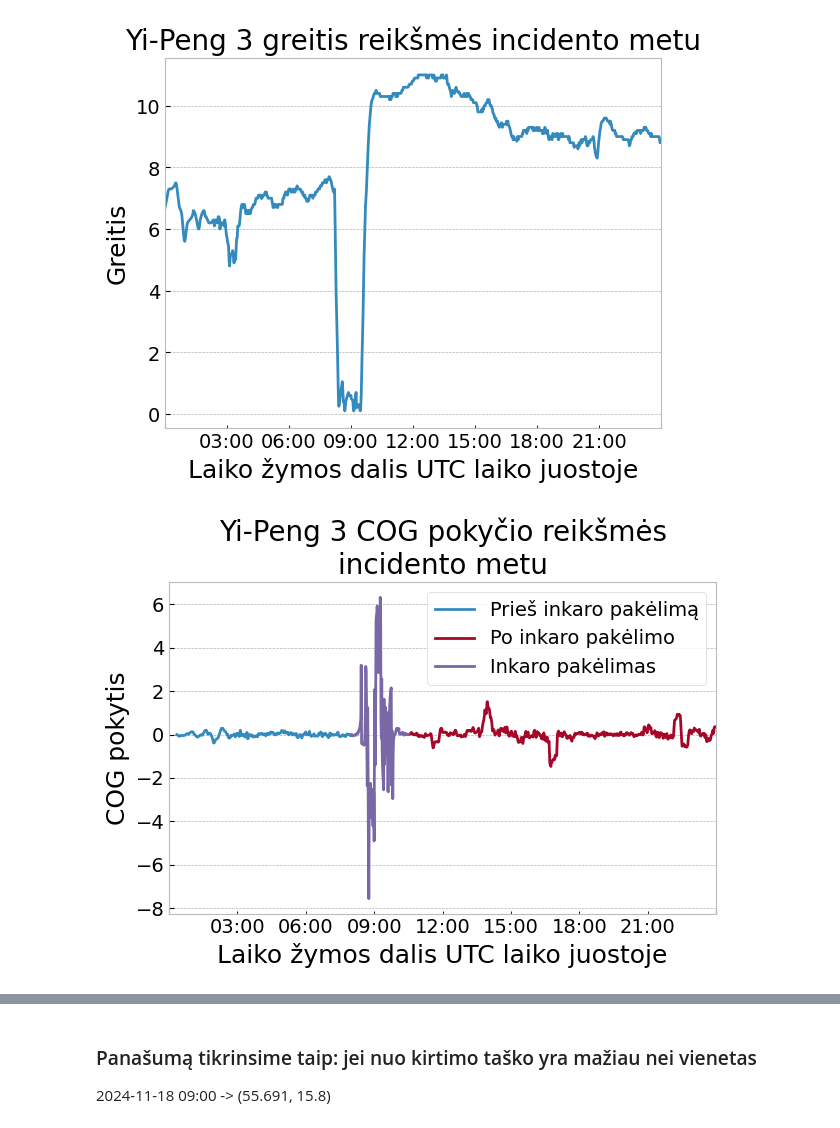
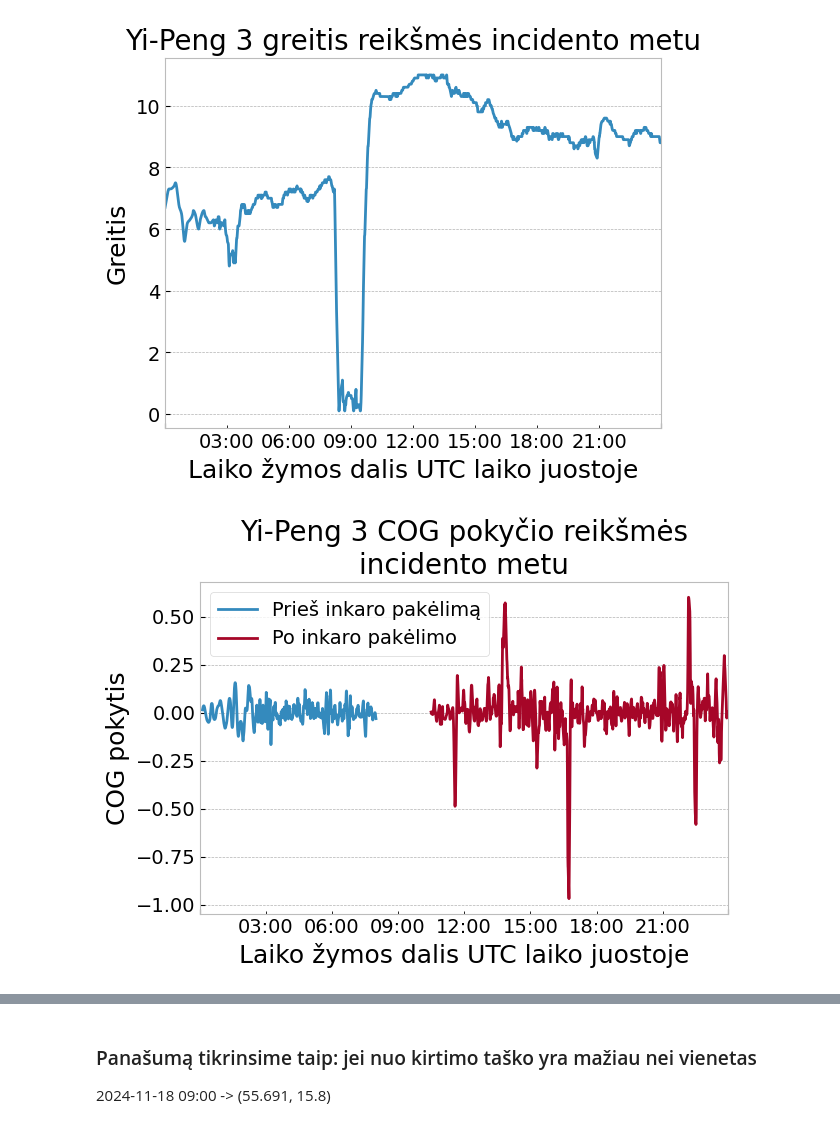
Before and after one commit to lukasjanusauskas/lukas-jan-kursinis-projektas, a Jupyter notebook: notebooks/pradine-atvejo-analize.ipynb, the cells around one changed output, grey strips where cells are left out. Saved outputs shown, nothing was run; the diff lists cells and outputs as text; code cells hidden in the pictures.

```diff
--- a/notebooks/pradine-atvejo-analize.ipynb
+++ b/notebooks/pradine-atvejo-analize.ipynb
@@ -24,7 +24,7 @@ df.head()
 | 2024-11-18 00:28:26+00:00 | 2024-11-18 00:41:56.000000 UTC | 2024-11-18 00:21:56.000000 UTC | 414270000 | 55.912168 | 17.296732 | 7.4 | 256.2 | 257 | ... |
 5 rows × 21 columns
 # %%
-df_int = df.resample('60s')\
+df_int = df.resample('15s')\
     ['latitude', 'longitude', 'speed', 'course', 'heading']\
     .median()\
     .interpolate('pchip')
@@ -62,34 +62,34 @@ plt.savefig('sog-anomaly.png', dpi=750)
 # %%
 data_feat = df_int['course']\
     .apply(lambda x: 180 - np.abs(180 - x))\
     .diff(1)\
-    .rolling(20)\
+    .rolling(25)\
     .mean()
 
 anchor_raise_start = datetime(2024,11,18,8,0, tzinfo=timezone.utc)
 anchor_raise_end = datetime(2024,11,18,10,30, tzinfo=timezone.utc)
 
 data_feat\
     .loc[:anchor_raise_start]\
     .plot(label='Prieš inkaro pakėlimą')
 
 data_feat\
     .loc[anchor_raise_end:]\
     .plot(label='Po inkaro pakėlimo')
 
-data_feat\
-    .loc[anchor_raise_start:anchor_raise_end]\
-    .plot(label='Inkaro pakėlimas')
+# data_feat\
+#     .loc[anchor_raise_start:anchor_raise_end]\
+#     .plot(label='Inkaro pakėlimas')
 
 plt.xlabel('Laiko žymos dalis UTC laiko juostoje', size=18)
 plt.ylabel('COG pokytis', size=18)
 plt.title('Yi-Peng 3 COG pokyčio reikšmės\nincidento metu', size=20)
 
 plt.tick_params(axis='both', which='both', labelsize=14)
 plt.legend(fontsize=14)
 
 plt.tight_layout()
 plt.savefig('cog-pokytis.png', dpi=750)
 plt.show()
 # %% [output]
-[figure, old version]
+[figure, new version]
```
Also changed, not shown: parts of 8 cells of this notebook, 7 other files.
